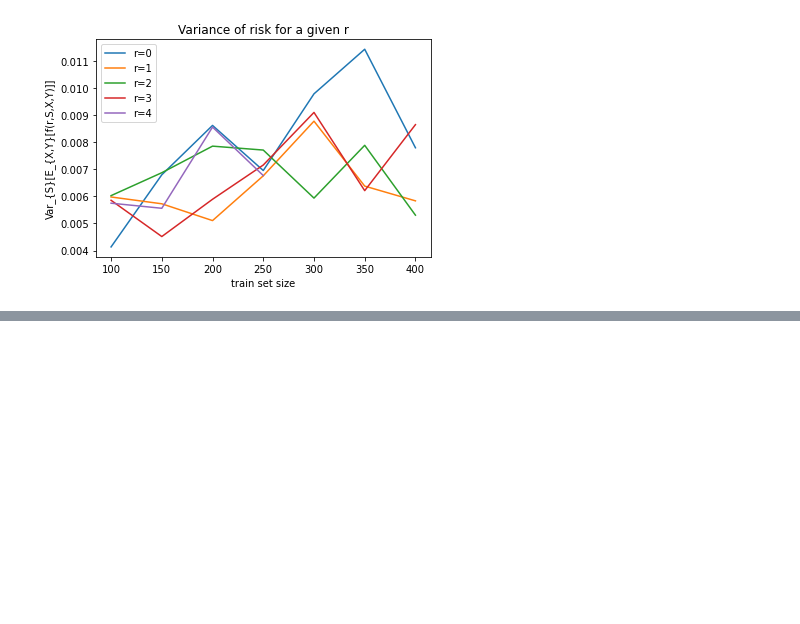
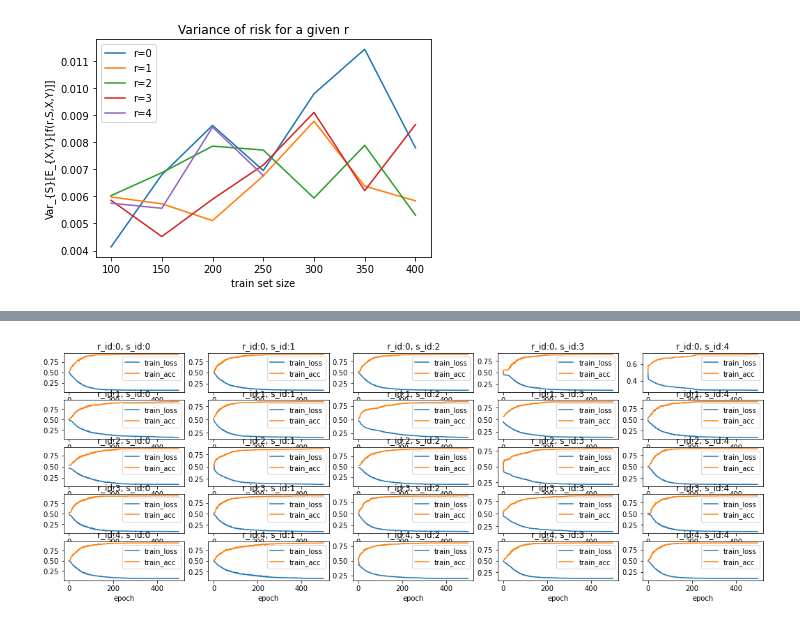
Before and after one commit to abstruse020/support_stability_experiments, a Jupyter notebook: TMLR_Submission/random_label_exp/infer.ipynb, the cells around one changed output, grey strips where cells are left out. Cells and saved outputs as stored; diff of their text form; code cells hidden in the pictures; blank space fills up the shorter version.

```diff
--- a/TMLR_Submission/random_label_exp/infer.ipynb
+++ b/TMLR_Submission/random_label_exp/infer.ipynb
@@ -547,0 +603,4 @@ plt.title('Variance of risk for a given r')
+# %%
+plot_all(train_df[train_df['m']==400], s_times=5, r_times=5)
+# %% [output]
+[figure, added]
```
Also changed, not shown: parts of 67 cells of this notebook, 30 other files.
